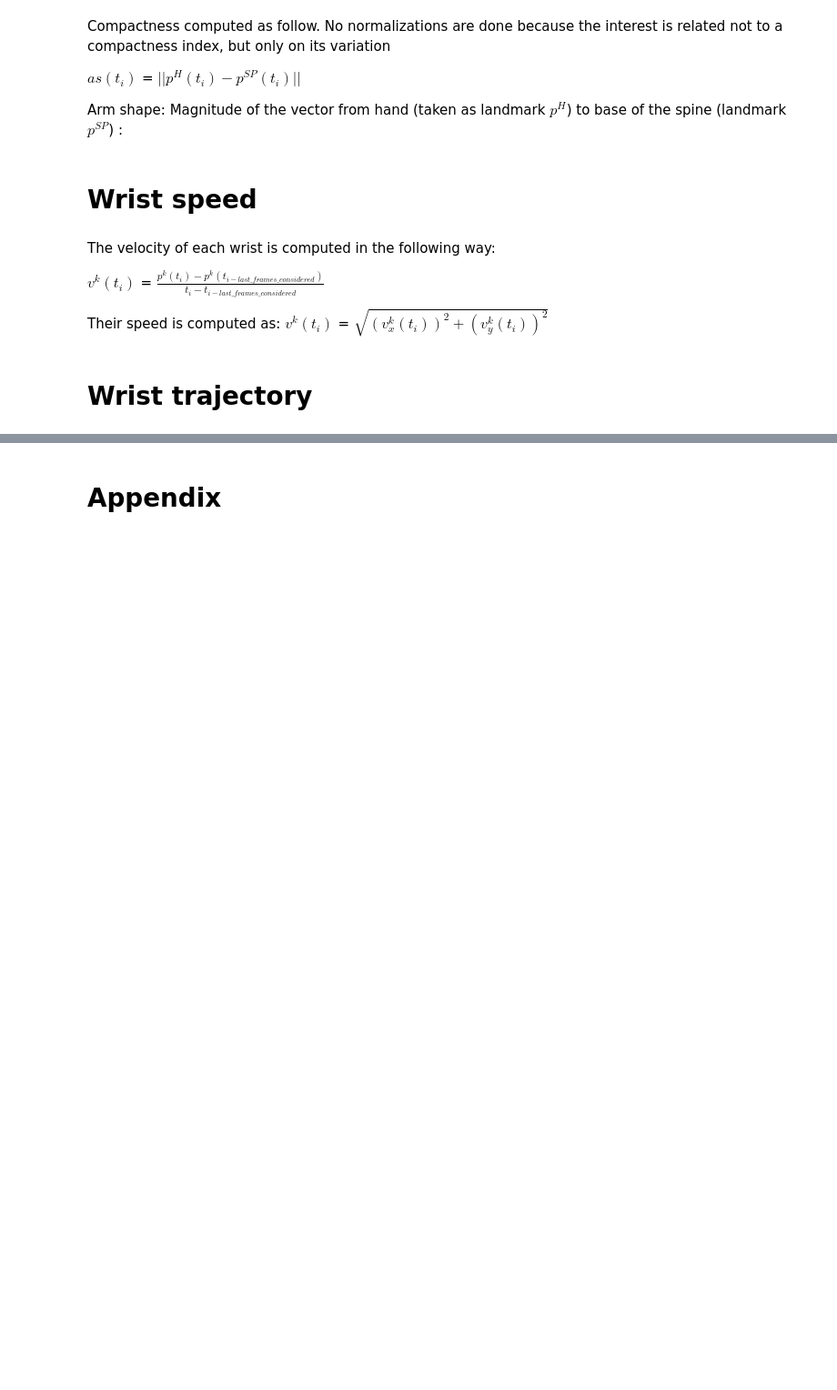
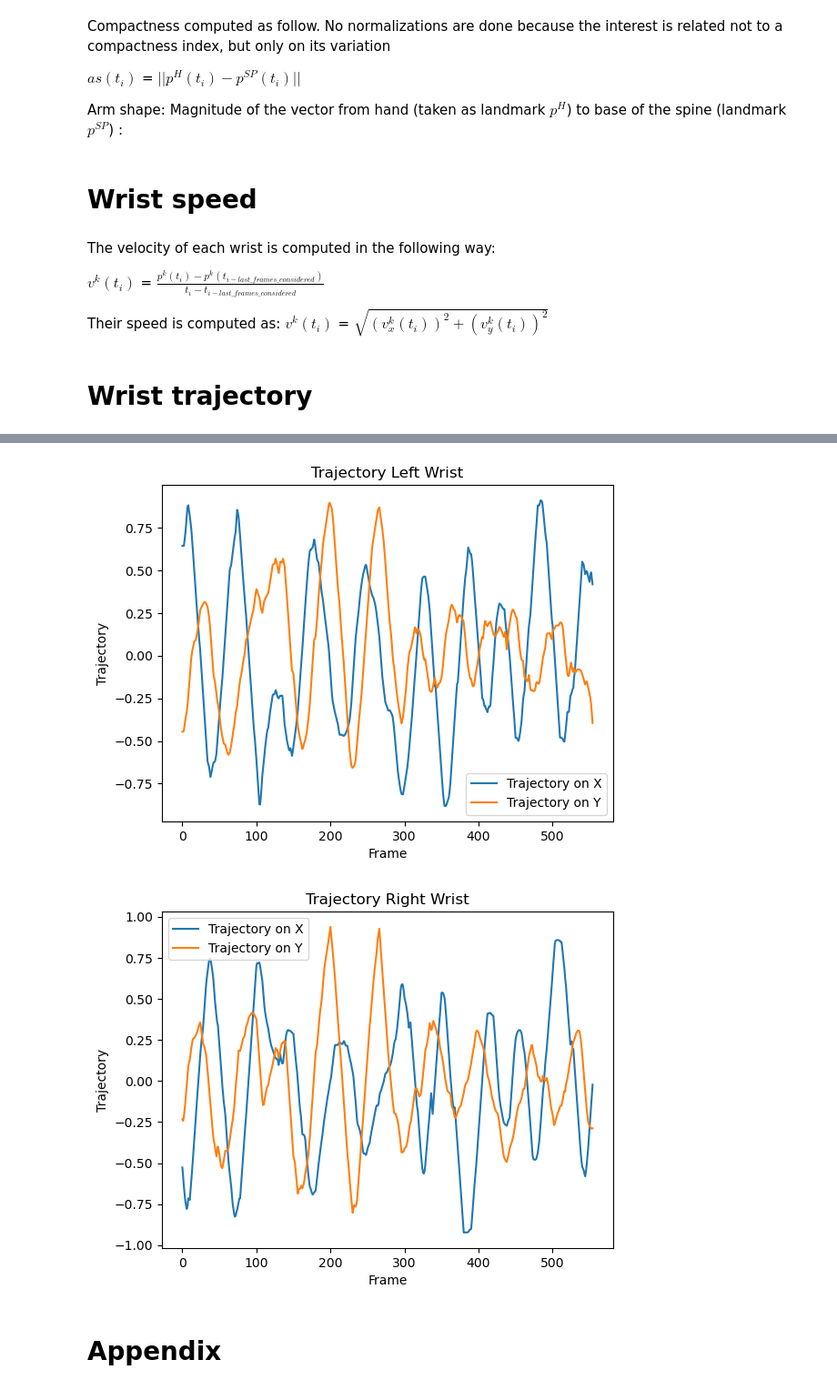
Before and after one commit to RiccardoCalcagno/ADiveIntoMindfulness, a Jupyter notebook: GestureDemo.ipynb, the cells around one changed output, grey strips where cells are left out. Shown at 91% size. Cells and saved outputs as stored; diff of their text form; code cells hidden in the pictures; blank space fills up the shorter version.

Commit message:
add smoothed trajectory graphs

```diff
--- a/GestureDemo.ipynb
+++ b/GestureDemo.ipynb
@@ -34,13 +34,13 @@ def is_pose_symmetric(lhand, rhand, spine,threshold=0.22):
     else:
         return False
 # %%
-use_webcam = False #False to use a stored video
+use_webcam = True #False to use a stored video
 previous_symmetries_prediction=[] #prediction based on single frame
 last_frames_considered = 15
 previous_symmetries_prediction_cleaned=[] #prediction based on last last_frames_considered frames
 
 if use_webcam:
-    cap = cv2.VideoCapture(0)
+    cap = cv2.VideoCapture(cv2.CAP_DSHOW)
 else:
     video_path = 'GestureFeatureResources/video.mov'
     cap = cv2.VideoCapture(video_path)
@@ -461,8 +463,6 @@ with mp_pose.Pose(min_detection_confidence=0.5, min_tracking_confidence=0.5) as
         # Indices for the nose, shoulders, elbows, and wrists
         left_wrist_index = 15
         right_wrist_index = 16
-        left_hip_index = 23
-        right_hip_index = 24
 
         # Draw circles for trajectories
         if(len(lhand_previous_positions)>=last_frames_considered):
@@ -470,20 +470,15 @@ with mp_pose.Pose(min_detection_confidence=0.5, min_tracking_confidence=0.5) as
                 cv2.circle(frame, (int(hand["x"]), int(hand["y"])), 3, (0, 255, 0), -1)  # Draw a circle at the landmark position
 
         #draw landmark circles
-        for index in [left_wrist_index, right_wrist_index, left_hip_index, right_hip_index]:
+        for index in [left_wrist_index, right_wrist_index]:
             landmark = landmarks[index]
             height, width, _ = frame.shape
             cx, cy = int(landmark.x * width), int(landmark.y * height)
             cv2.circle(frame, (cx, cy), 5, (255, 0, 0), -1)  # Draw a circle at the landmark position
 
-        spine = {'x': 0.0, 'y': 0.0}
-        spine["x"] = int(((landmarks[left_hip_index].x * width) + (landmarks[right_hip_index].x * width)) / 2)
-        spine["y"] = int(((landmarks[left_hip_index].y * height) + (landmarks[right_hip_index].y * height)) / 2)
-        cv2.circle(frame, (spine["x"], spine["y"]), 5, (0, 0, 255), -1)  # Draw a circle at the landmark position
-
         # Compute hand coordinates wrt spine
-        lhand = {'x':landmarks[left_wrist_index].x*width-spine["x"], 'y':landmarks[left_wrist_index].y*height-spine["y"]}
-        rhand = {'x':landmarks[right_wrist_index].x*width-spine["x"], 'y':landmarks[right_wrist_index].y*height-spine["y"]}
+        lhand = {'x':landmarks[left_wrist_index].x*width, 'y':landmarks[left_wrist_index].y*height}
+        rhand = {'x':landmarks[right_wrist_index].x*width, 'y':landmarks[right_wrist_index].y*height}
 
         #computed trajectories
         if(len(lhand_previous_positions)>=last_frames_considered):
@@ -560,3 +520,38 @@ plt.show()
+# %%
+window_size = 30
+
+# Smoothing L
+ltrajectory_smoothed={}
+ltrajectory_smoothed["x"] = np.convolve([axis[0] for axis in ltrajectory_predictions], np.ones(window_size)/window_size, mode='valid')
+ltrajectory_smoothed["y"] = np.convolve([axis[1] for axis in ltrajectory_predictions], np.ones(window_size)/window_size, mode='valid')
+
+# Plotting Graphs
+plt.figure()
+plt.plot(range(len(ltrajectory_smoothed["x"])), ltrajectory_smoothed["x"], label='Trajectory on X')
+plt.plot(range(len(ltrajectory_smoothed["y"])), ltrajectory_smoothed["y"], label='Trajectory on Y')
+plt.xlabel("Frame")
+plt.ylabel("Trajectory")
+plt.title("Trajectory Left Wrist")
+plt.legend()
+plt.show()
+
+# Smoothing R
+rtrajectory_smoothed={}
+rtrajectory_smoothed["x"] = np.convolve([axis[0] for axis in rtrajectory_predictions], np.ones(window_size)/window_size, mode='valid')
+rtrajectory_smoothed["y"] = np.convolve([axis[1] for axis in rtrajectory_predictions], np.ones(window_size)/window_size, mode='valid')
+
+# Plotting Graphs
+plt.figure()
+plt.plot(range(len(rtrajectory_smoothed["x"])), rtrajectory_smoothed["x"], label='Trajectory on X')
+plt.plot(range(len(rtrajectory_smoothed["y"])), rtrajectory_smoothed["y"], label='Trajectory on Y')
+plt.xlabel("Frame")
+plt.ylabel("Trajectory")
+plt.title("Trajectory Right Wrist")
+plt.legend()
+plt.show()
+# %% [output]
+[figure, added]
+[figure, added]
 # %% [markdown]
 # Appendix
 # %% [markdown]
```
Also changed, not shown: parts of 4 cells of this notebook.
